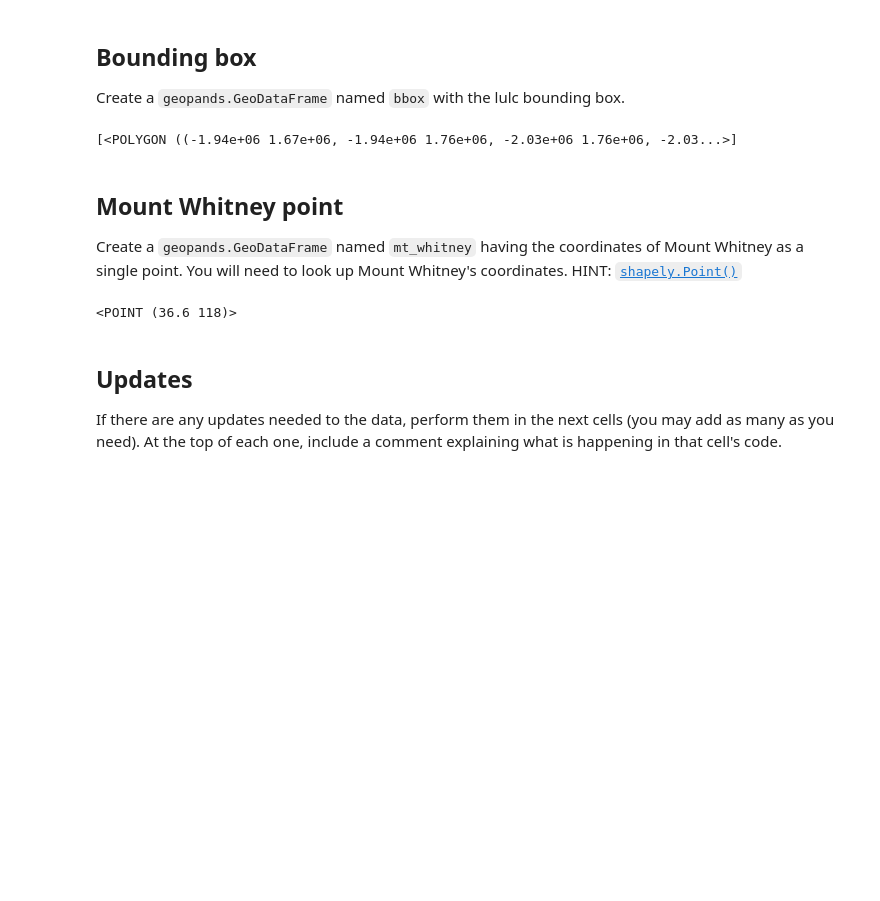
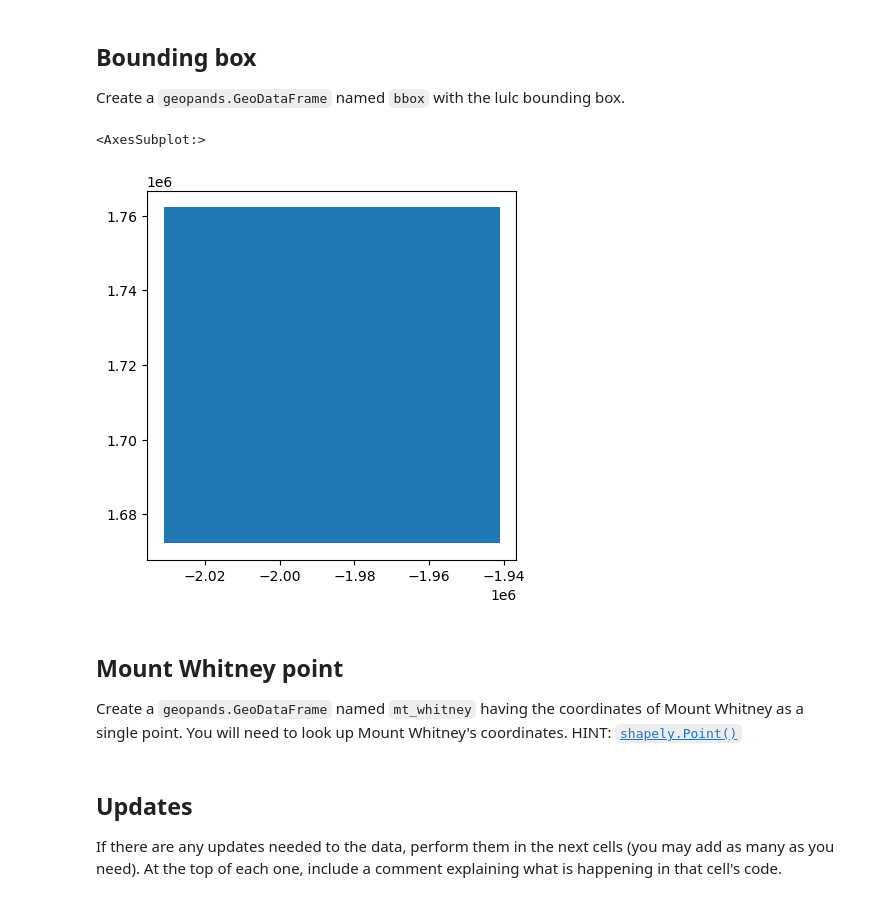
Before and after one commit to kristinaglass/eds220-hwk-4, a Jupyter notebook: hwk4-task1-whitney-map.ipynb, the cells around one changed output. Cells and saved outputs as stored; diff of their text form; code cells hidden in the pictures; blank space fills up the shorter version.

Commit message:
fixed bounding box and points, created final map

```diff
--- a/hwk4-task1-whitney-map.ipynb
+++ b/hwk4-task1-whitney-map.ipynb
@@ -119,22 +132,25 @@ ca.head()
 Create a `geopands.GeoDataFrame` named `bbox` with the lulc bounding box.
 # %%
 # create points of lulc bounding box
-bbox = [box(*lulc.rio.bounds())]
+lulc1 = box(*lulc.rio.bounds())
 
-bbox
+# create geodataframe with aoi
+bbox = gpd.GeoDataFrame(geometry= [lulc1],
+                           crs= lulc.rio.crs)
+bbox.plot()
 # %% [output]
-[<POLYGON ((-1.94e+06 1.67e+06, -1.94e+06 1.76e+06, -2.03e+06 1.76e+06, -2.03...>]
+<AxesSubplot:>
+[figure, added]
 # %% [markdown]
 ## Mount Whitney point
 Create a `geopands.GeoDataFrame` named `mt_whitney` having the coordinates of Mount Whitney as a single point. You will need to look up Mount Whitney's coordinates. HINT: [`shapely.Point()`](https://shapely.readthedocs.io/en/stable/reference/shapely.Point.html)
 # %%
 # create mount whitney coordinate point
 
-mt_whitney = Point(36.5785, 118.2923)
+point = (-13168238.600765156, 4380516.844251228)
 
-mt_whitney
+mt_whitney = gpd.GeoDataFrame(geometry = [Point(point)],
+                             crs=3857)
-# %% [output]
-<POINT (36.6 118)>
 # %% [markdown]
 ## Updates
 If there are any updates needed to the data, perform them in the next cells (you may add as many as you need).
```
Also changed, not shown: parts of 5 cells of this notebook.
